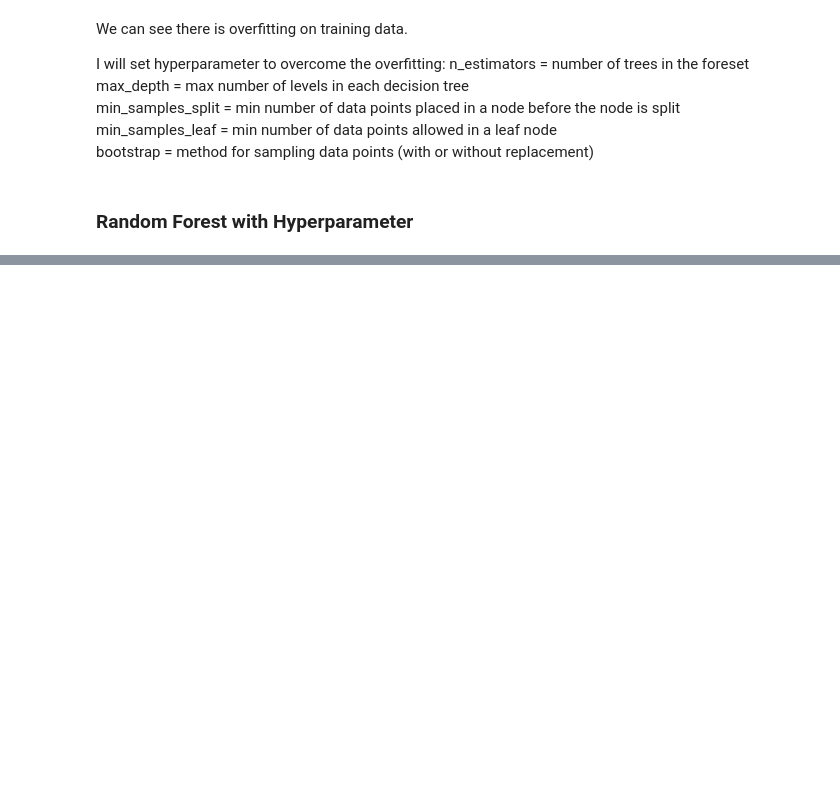
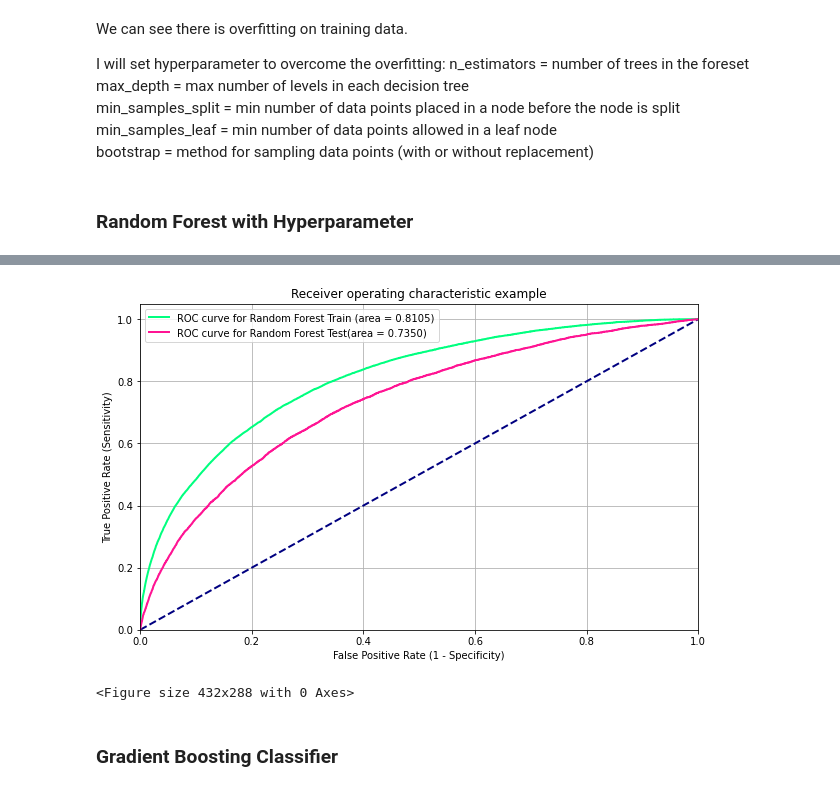
Before and after one commit to shabnami/Capstone_Project_Home_credit_dafault_risk, a Jupyter notebook: Capstone_Project_Home_Credit_Default_Risk.ipynb, the cells around one changed output, grey strips where cells are left out. Drawn from its saved outputs; the diff is of its cells as text; code cells hidden in the pictures; blank space fills up the shorter version.

Commit message:
enhancing  random forest

```diff
--- a/Capstone_Project_Home_Credit_Default_Risk.ipynb
+++ b/Capstone_Project_Home_Credit_Default_Risk.ipynb
@@ -784,0 +853,35 @@ bootstrap = method for sampling data points (with or without replacement)<br>
+# %%
+fpr, tpr, thresholds=roc_curve(y_train, y_train_pred_prob)
+roc_auc = auc(fpr, tpr)
+plt.figure(figsize=(10,6))
+lw = 2
+roc_aucTrain=roc_auc
+plt.plot(fpr, tpr, color='springgreen',lw=lw, label='ROC curve for Random Forest Train (area = %0.4f)' % roc_auc)
+plt.plot([0, 1], [0, 1],lw=lw, color='navy', linestyle='--')
+roc_aucTrain=roc_auc
+fpr, tpr, thresholds=roc_curve(y_test, y_pred_prob)
+roc_auc = auc(fpr, tpr)
+
+plt.plot(fpr, tpr, color='deeppink',lw=lw, label='ROC curve for Random Forest Test(area = %0.4f)' % roc_auc)
+
+plt.xlim([0.0, 1.0])
+plt.ylim([0.0, 1.05])
+plt.xlabel('False Positive Rate (1 - Specificity)')
+plt.ylabel('True Positive Rate (Sensitivity)')
+plt.title('Receiver operating characteristic example')
+plt.legend(loc="lower right")
+plt.grid(True)
+
+plt.legend(loc=0)
+plt.show()
+plt.savefig('RF2.png',dpi=300,bbox_inches='tight')
+y_RF2=y_test
+y_pred_RF2=y_pred_prob
+
+ResultRF2={'AUC Train':roc_aucTrain, 'AUC Test':roc_auc,'Average Precision Score':average_precision,
+          'Log Loss Score':round(log_loss(y_test, y_pred),4),'Elapsed Time':round(end-start,4) }
+# %% [output]
+[figure, added]
+<Figure size 432x288 with 0 Axes>
+# %% [markdown]
+### Gradient Boosting Classifier
```
Also changed, not shown: parts of 6 cells of this notebook.
